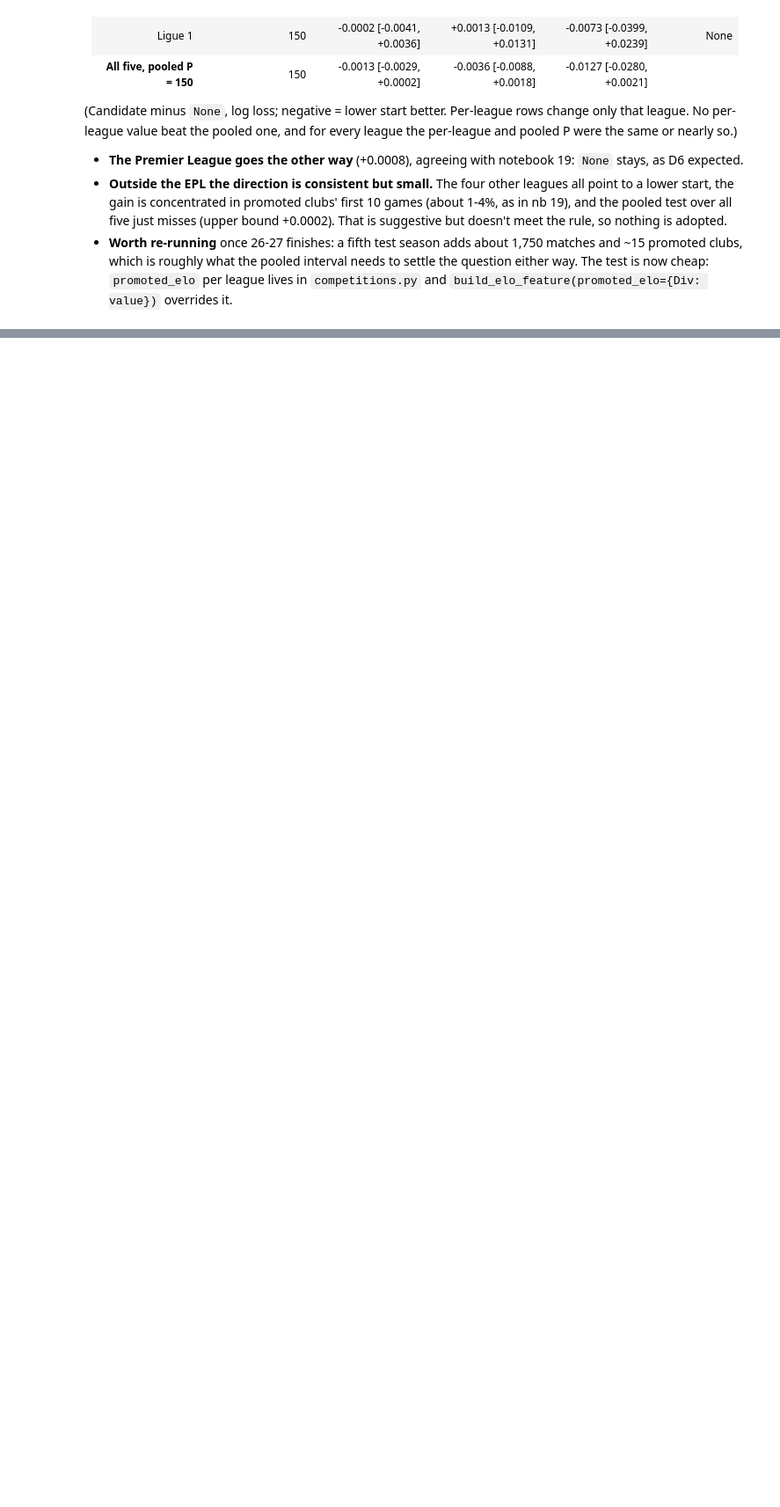
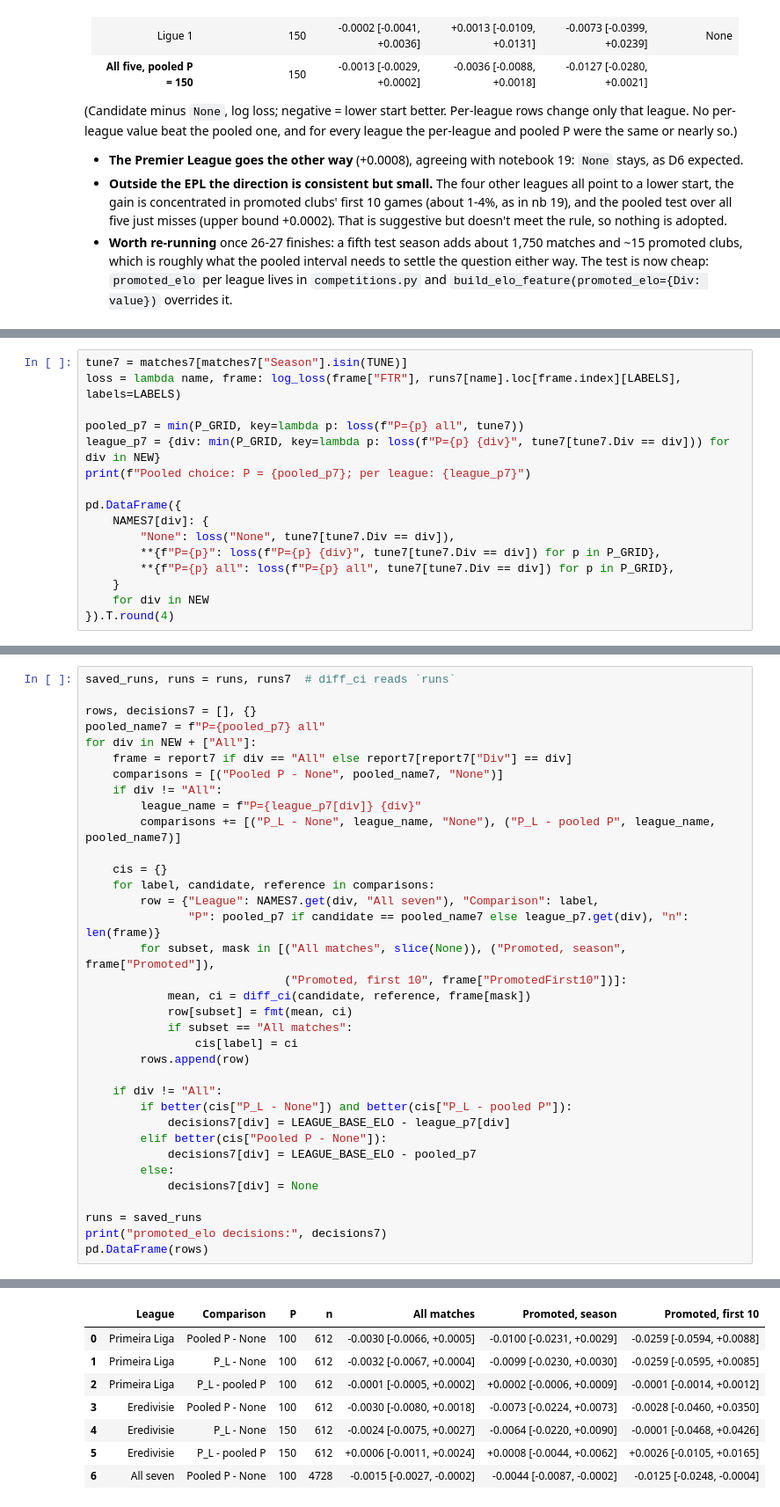
Before and after one commit to hphillips9/football-analysis, a Jupyter notebook: notebooks/20_multileague_pipeline.ipynb, the cells around one changed output, grey strips where cells are left out. Shown at 88% size. Cells and saved outputs as stored; diff of their text form; blank space fills up the shorter version.

```diff
--- a/notebooks/20_multileague_pipeline.ipynb
+++ b/notebooks/20_multileague_pipeline.ipynb
@@ -660,0 +964,16 @@ for every league the per-league and pooled P were the same or nearly so.)
+# %%
+tune7 = matches7[matches7["Season"].isin(TUNE)]
+loss = lambda name, frame: log_loss(frame["FTR"], runs7[name].loc[frame.index][LABELS], labels=LABELS)
+
+pooled_p7 = min(P_GRID, key=lambda p: loss(f"P={p} all", tune7))
+league_p7 = {div: min(P_GRID, key=lambda p: loss(f"P={p} {div}", tune7[tune7.Div == div])) for div in NEW}
+print(f"Pooled choice: P = {pooled_p7}; per league: {league_p7}")
+
+pd.DataFrame({
+    NAMES7[div]: {
+        "None": loss("None", tune7[tune7.Div == div]),
+        **{f"P={p}": loss(f"P={p} {div}", tune7[tune7.Div == div]) for p in P_GRID},
+        **{f"P={p} all": loss(f"P={p} all", tune7[tune7.Div == div]) for p in P_GRID},
+    }
+    for div in NEW
+}).T.round(4)
@@ -660,0 +985,36 @@ for every league the per-league and pooled P were the same or nearly so.)
+# %%
+saved_runs, runs = runs, runs7  # diff_ci reads `runs`
+
+rows, decisions7 = [], {}
+pooled_name7 = f"P={pooled_p7} all"
+for div in NEW + ["All"]:
+    frame = report7 if div == "All" else report7[report7["Div"] == div]
+    comparisons = [("Pooled P - None", pooled_name7, "None")]
+    if div != "All":
+        league_name = f"P={league_p7[div]} {div}"
+        comparisons += [("P_L - None", league_name, "None"), ("P_L - pooled P", league_name, pooled_name7)]
+
+    cis = {}
+    for label, candidate, reference in comparisons:
+        row = {"League": NAMES7.get(div, "All seven"), "Comparison": label,
+               "P": pooled_p7 if candidate == pooled_name7 else league_p7.get(div), "n": len(frame)}
+        for subset, mask in [("All matches", slice(None)), ("Promoted, season", frame["Promoted"]),
+                             ("Promoted, first 10", frame["PromotedFirst10"])]:
+            mean, ci = diff_ci(candidate, reference, frame[mask])
+            row[subset] = fmt(mean, ci)
+            if subset == "All matches":
+                cis[label] = ci
+        rows.append(row)
+
+    if div != "All":
+        if better(cis["P_L - None"]) and better(cis["P_L - pooled P"]):
+            decisions7[div] = LEAGUE_BASE_ELO - league_p7[div]
+        elif better(cis["Pooled P - None"]):
+            decisions7[div] = LEAGUE_BASE_ELO - pooled_p7
+        else:
+            decisions7[div] = None
+
+runs = saved_runs
+print("promoted_elo decisions:", decisions7)
+pd.DataFrame(rows)
+# %% [output]
@@ -660,0 +1022,8 @@ for every league the per-league and pooled P were the same or nearly so.)
+|  | League | Comparison | P | n | All matches | Promoted, season | Promoted, first 10 |
+| 0 | Primeira Liga | Pooled P - None | 100 | 612 | -0.0030 [-0.0066, +0.0005] | -0.0100 [-0.0231, +0.0029] | -0.0259 [-0.0594, +0.0088] |
+| 1 | Primeira Liga | P_L - None | 100 | 612 | -0.0032 [-0.0067, +0.0004] | -0.0099 [-0.0230, +0.0030] | -0.0259 [-0.0595, +0.0085] |
+| 2 | Primeira Liga | P_L - pooled P | 100 | 612 | -0.0001 [-0.0005, +0.0002] | +0.0002 [-0.0006, +0.0009] | -0.0001 [-0.0014, +0.0012] |
+| 3 | Eredivisie | Pooled P - None | 100 | 612 | -0.0030 [-0.0080, +0.0018] | -0.0073 [-0.0224, +0.0073] | -0.0028 [-0.0460, +0.0350] |
+| 4 | Eredivisie | P_L - None | 150 | 612 | -0.0024 [-0.0075, +0.0027] | -0.0064 [-0.0220, +0.0090] | -0.0001 [-0.0468, +0.0426] |
+| 5 | Eredivisie | P_L - pooled P | 150 | 612 | +0.0006 [-0.0011, +0.0024] | +0.0008 [-0.0044, +0.0062] | +0.0026 [-0.0105, +0.0165] |
+| 6 | All seven | Pooled P - None | 100 | 4728 | -0.0015 [-0.0027, -0.0002] | -0.0044 [-0.0087, -0.0002] | -0.0125 [-0.0248, -0.0004] |
```
Also changed, not shown: parts of 21 cells of this notebook, 58 other files.
